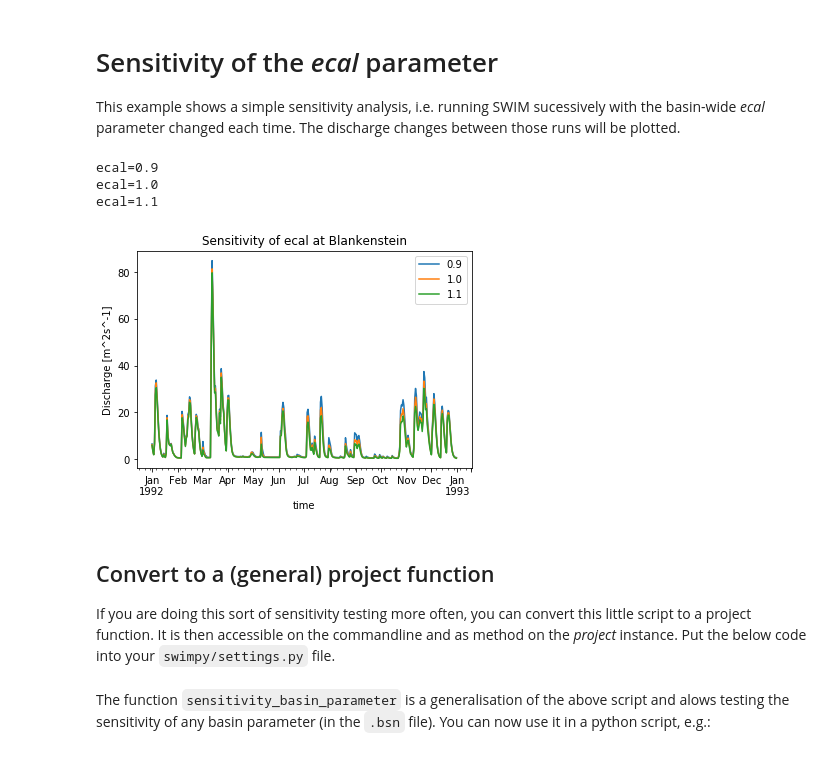
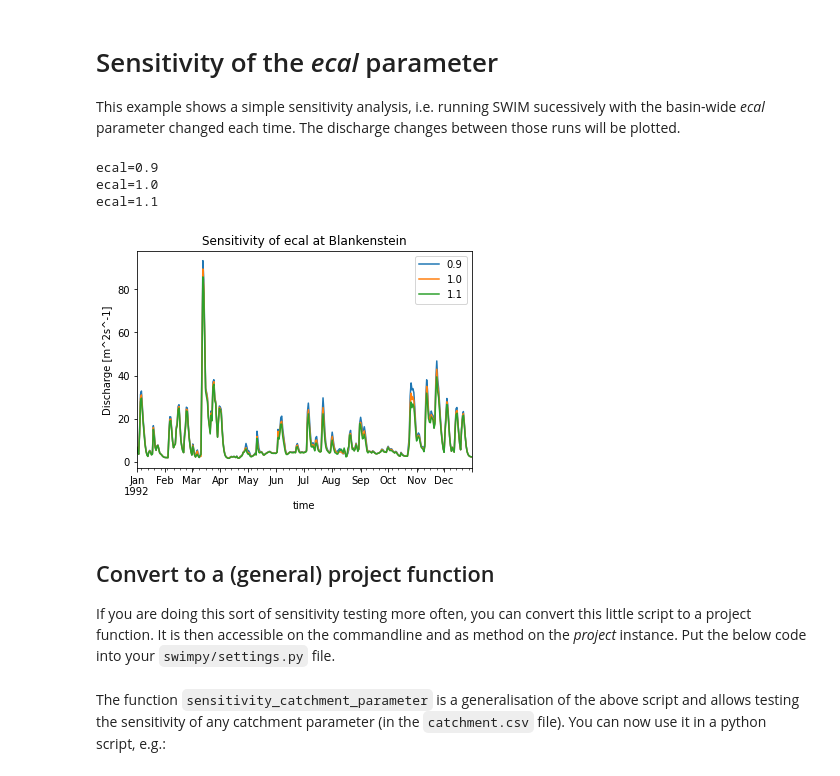
Before and after one commit to mwort/swimpy, a Jupyter notebook: docs/examples/sensitivity_of_ecal.ipynb, the cells around one changed output. Saved outputs shown, nothing was run; the diff lists cells and outputs as text; code cells hidden in the pictures.

Commit message:
redesign: docs: sensitivity of ecal

```diff
--- a/docs/examples/sensitivity_of_ecal.ipynb
+++ b/docs/examples/sensitivity_of_ecal.ipynb
@@ -13,36 +13,39 @@ if not os.path.exists('swimpy'):
 # %%
 import os
 import pandas as pd
 from matplotlib import pyplot as plt
 
 import swimpy
 
 # load the project instance
 p = swimpy.Project()
 
+# silence swim
+p.config_parameters(log_stdout_level='error',
+                    log_stderr_level='error')
+
 # run for two years and without subcatch
 p.config_parameters['nbyr'] = 2
-p.basin_parameters['subcatch'] = 0
 
 # run the model while changing the basin-wide ecal parameter
 ecal_values = [0.9, 1.0, 1.1]
 q = pd.DataFrame()
 for ecal in ecal_values:
-    p.basin_parameters['ecal'] = ecal
+    p.catchment['ecal'] = ecal
     p.run(quiet=True, save=False)
     # keep daily discharge at Blankenstein station
-    q[ecal] = p.station_daily_discharge['BLANKENSTEIN']
+    q[ecal] = p.subbasin_label_daily_selected_stations_discharge['discharge']['BLANKENSTEIN']
     print('ecal=%s' % ecal)
 
 # visualise results
 ax = q['1992':].plot()
 plt.title('Sensitivity of ecal at Blankenstein')
 yl = plt.ylabel('Discharge [m^2s^-1]')
 # %% [output]
 ecal=0.9
 ecal=1.0
 ecal=1.1
-[figure, old version]
+[figure, new version]
 # %% [markdown]
 ## Convert to a (general) project function
 If you are doing this sort of sensitivity testing more often, you can convert this little script to a project function. It is then accessible on the commandline and as method on the *project* instance. Put the below code into your `swimpy/settings.py` file.
@@ -68,2 +71,2 @@ p.settings(sensitivity_basin_parameter)
 # %% [markdown]
-The function `sensitivity_basin_parameter` is a generalisation of the above script and alows testing the sensitivity of any basin parameter (in the `.bsn` file). You can now use it in a python script, e.g.:
+The function `sensitivity_catchment_parameter` is a generalisation of the above script and allows testing the sensitivity of any catchment parameter (in the `catchment.csv` file). You can now use it in a python script, e.g.:
```
Also changed, not shown: parts of 5 cells of this notebook.
